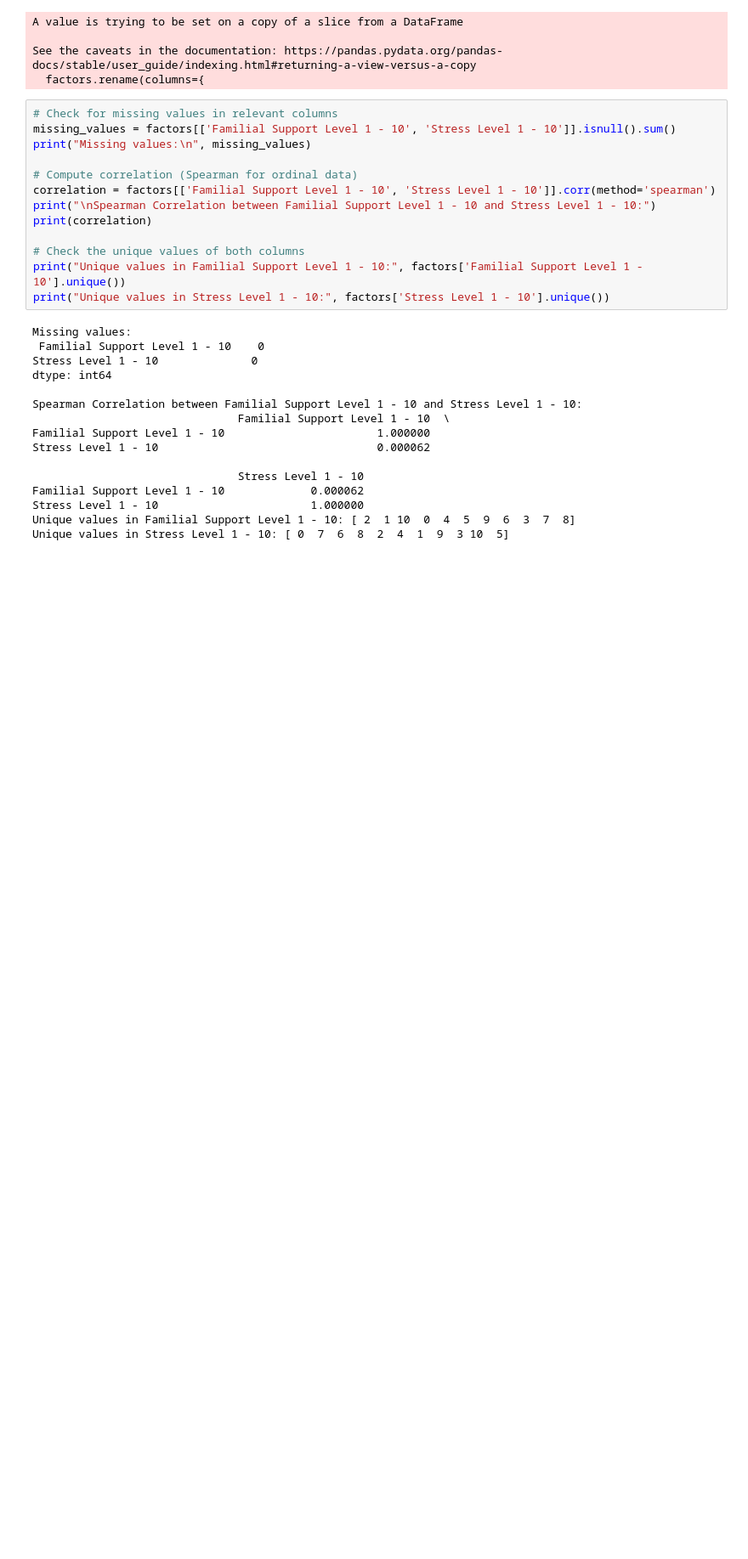
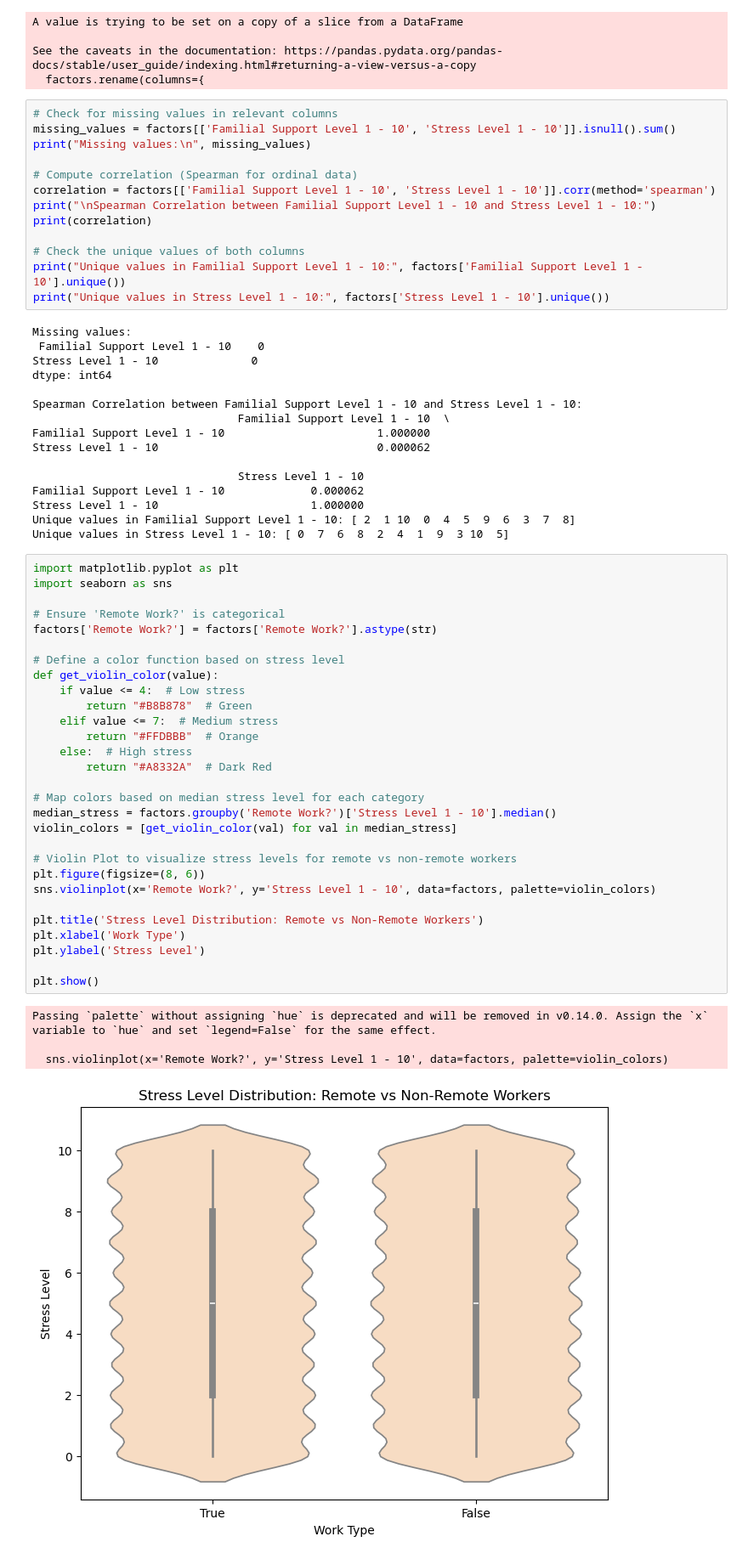
Before and after one commit to eliu14/project_1, a Jupyter notebook: sarah-code.ipynb, the cells around one changed output. Shown at 85% size. Cells and saved outputs as stored; diff of their text form; blank space fills up the shorter version.

```diff
--- a/sarah-code.ipynb
+++ b/sarah-code.ipynb
@@ -78,6 +78,40 @@ Familial Support Level 1 - 10             0.000062
 Stress Level 1 - 10                       1.000000
 Unique values in Familial Support Level 1 - 10: [ 2  1 10  0  4  5  9  6  3  7  8]
 Unique values in Stress Level 1 - 10: [ 0  7  6  8  2  4  1  9  3 10  5]
+# %%
+import matplotlib.pyplot as plt
+import seaborn as sns
+
+# Ensure 'Remote Work?' is categorical
+factors['Remote Work?'] = factors['Remote Work?'].astype(str)
+
+# Define a color function based on stress level
+def get_violin_color(value):
+    if value <= 4:  # Low stress
+        return "#B8B878"  # Green
+    elif value <= 7:  # Medium stress
+        return "#FFDBBB"  # Orange
+    else:  # High stress
+        return "#A8332A"  # Dark Red
+
+# Map colors based on median stress level for each category
+median_stress = factors.groupby('Remote Work?')['Stress Level 1 - 10'].median()
+violin_colors = [get_violin_color(val) for val in median_stress]
+
+# Violin Plot to visualize stress levels for remote vs non-remote workers
+plt.figure(figsize=(8, 6))
+sns.violinplot(x='Remote Work?', y='Stress Level 1 - 10', data=factors, palette=violin_colors)
+
+plt.title('Stress Level Distribution: Remote vs Non-Remote Workers')
+plt.xlabel('Work Type')
+plt.ylabel('Stress Level')
+
+plt.show()
+# %% [output]
+Passing `palette` without assigning `hue` is deprecated and will be removed in v0.14.0. Assign the `x` variable to `hue` and set `legend=False` for the same effect.
+
+  sns.violinplot(x='Remote Work?', y='Stress Level 1 - 10', data=factors, palette=violin_colors)
+[figure, added]
 # %%
 # Check for missing values in relevant columns
 missing_values = factors[['Familial Support Level 1 - 10', 'Stress Level 1 - 10']].isnull().sum()
```
Also changed, not shown: parts of 4 cells of this notebook, 1 other file.
